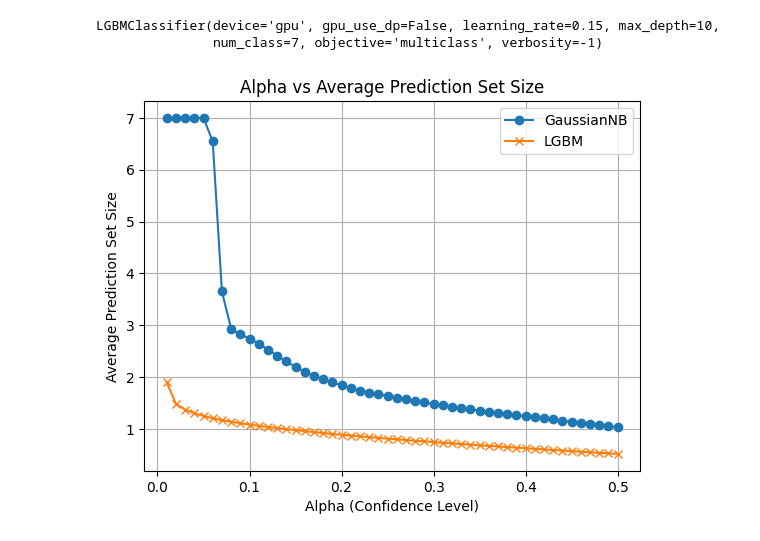
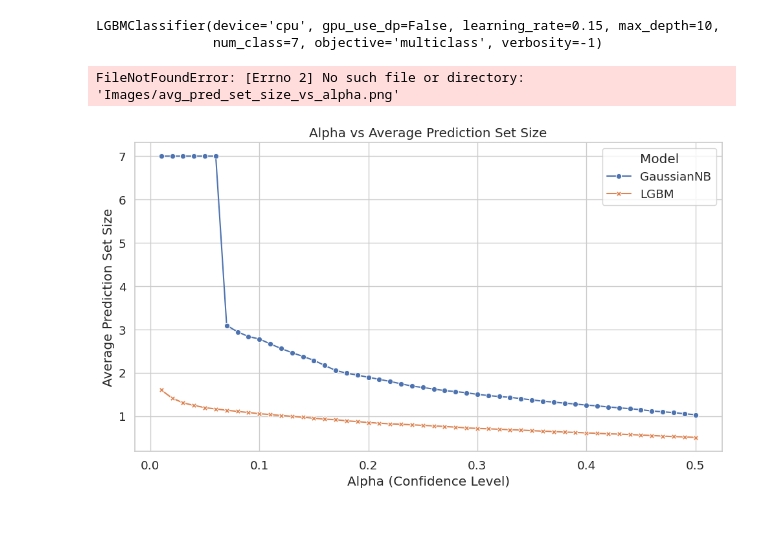
Before and after one commit to SidZRed/Conformal_Prediction, a Jupyter notebook: Compare Two Models.ipynb, the cells around one changed output. Drawn from its saved outputs; the diff is of its cells as text; code cells hidden in the pictures.

Commit message:
Updated expectation function and better pictures using seaborn

```diff
--- a/Compare Two Models.ipynb
+++ b/Compare Two Models.ipynb
@@ -49,6 +59,8 @@ y_test = y_test -1
 
 y_train = np.squeeze(y_train)
 y_test = np.squeeze(y_test)
+
+X_train, X_calib, y_train, y_calib = train_test_split(X_train, y_train, test_size=0.1, random_state=42)
 # %%
 alpha = np.linspace(0.01, 0.5, 50)
 expectation_iter = 500
@@ -106,11 +120,11 @@ lgbm_classifier = lgb.LGBMClassifier(
 # Train the model
 lgbm_classifier.fit(X_train, y_train)
 # %% [output]
-LGBMClassifier(device='gpu', gpu_use_dp=False, learning_rate=0.15, max_depth=10,
+LGBMClassifier(device='cpu', gpu_use_dp=False, learning_rate=0.15, max_depth=10,
                num_class=7, objective='multiclass', verbosity=-1)
 # %%
 @repeat_sampling(num_epochs=expectation_iter, sample_size=sample_size)
-def run_gnb_with_mapie(X_calib, y_calib,X_test, y_test, alpha):
+def run_gnb_with_mapie(X_calib, y_calib, alpha):
 
 	mapie_gnb = MapieClassifier(estimator=gnb, method="lac", cv="prefit")
 	mapie_gnb.fit(X_calib, y_calib)
@@ -123,7 +137,7 @@ def run_gnb_with_mapie(X_calib, y_calib,X_test, y_test, alpha):
 	return widths_score_gnb, coverages_score_gnb
 # %%
 @repeat_sampling(num_epochs=expectation_iter, sample_size=sample_size)
-def run_lgbm_with_mapie(X_calib, y_calib, X_test, y_test, alpha):
+def run_lgbm_with_mapie(X_calib, y_calib, alpha):
 
 
     # Apply MAPIE for conformal prediction (LAC method)
@@ -138,25 +152,48 @@ def run_lgbm_with_mapie(X_calib, y_calib, X_test, y_test, alpha):
 
     return widths_score_lgbm, coverages_score_lgbm
 # %%
-widths_score_lgm, coverages_score_lgm = run_lgbm_with_mapie( X_test, y_test, alpha)
-widths_score_gnb, coverages_score_gnb  = run_gnb_with_mapie( X_test, y_test, alpha)
+widths_score_lgm, coverages_score_lgm = run_lgbm_with_mapie( X_calib, y_calib, alpha)
+widths_score_gnb, coverages_score_gnb  = run_gnb_with_mapie( X_calib, y_calib, alpha)
 # %%
-plt.plot(alpha, widths_score_gnb, label='GaussianNB', marker='o')
-plt.plot(alpha, widths_score_lgm, label='LGBM', marker='x')
+import seaborn as sns
+import pandas as pd
+import matplotlib.pyplot as plt
 
-# Adding labels and title
+# Convert alpha to list in case it's a NumPy array
+alpha_list = list(alpha)
+
+# Build DataFrame for seaborn
+df_gnb = pd.DataFrame({
+    'Alpha': alpha_list,
+    'Avg Prediction Set Size': widths_score_gnb,
+    'Model': ['GaussianNB'] * len(alpha_list)
+})
+
+df_lgbm = pd.DataFrame({
+    'Alpha': alpha_list,
+    'Avg Prediction Set Size': widths_score_lgm,
+    'Model': ['LGBM'] * len(alpha_list)
+})
+
+# Concatenate both DataFrames
+df = pd.concat([df_gnb, df_lgbm], ignore_index=True)
+
+# Plot using seaborn
+sns.set(style="whitegrid", font_scale=1.2)
+plt.figure(figsize=(10, 6))
+sns.lineplot(data=df, x='Alpha', y='Avg Prediction Set Size', hue='Model', style='Model', markers=True, dashes=False)
+
+# Customize plot
+plt.title('Alpha vs Average Prediction Set Size')
 plt.xlabel('Alpha (Confidence Level)')
 plt.ylabel('Average Prediction Set Size')
-plt.title('Alpha vs Average Prediction Set Size')
+plt.legend(title='Model')
+plt.tight_layout()
 
-# Display legend
-plt.legend()
-
-# Adding grid
-plt.grid(True)
-
-# Show the plot
+# Save and show
+plt.savefig("Images/avg_pred_set_size_vs_alpha.png", dpi=300)
 plt.show()
 # %% [output]
+FileNotFoundError: [Errno 2] No such file or directory: 'Images/avg_pred_set_size_vs_alpha.png'
-[figure, old version]
+[figure, new version]
 # %%
```
Also changed, not shown: parts of 5 cells of this notebook.
